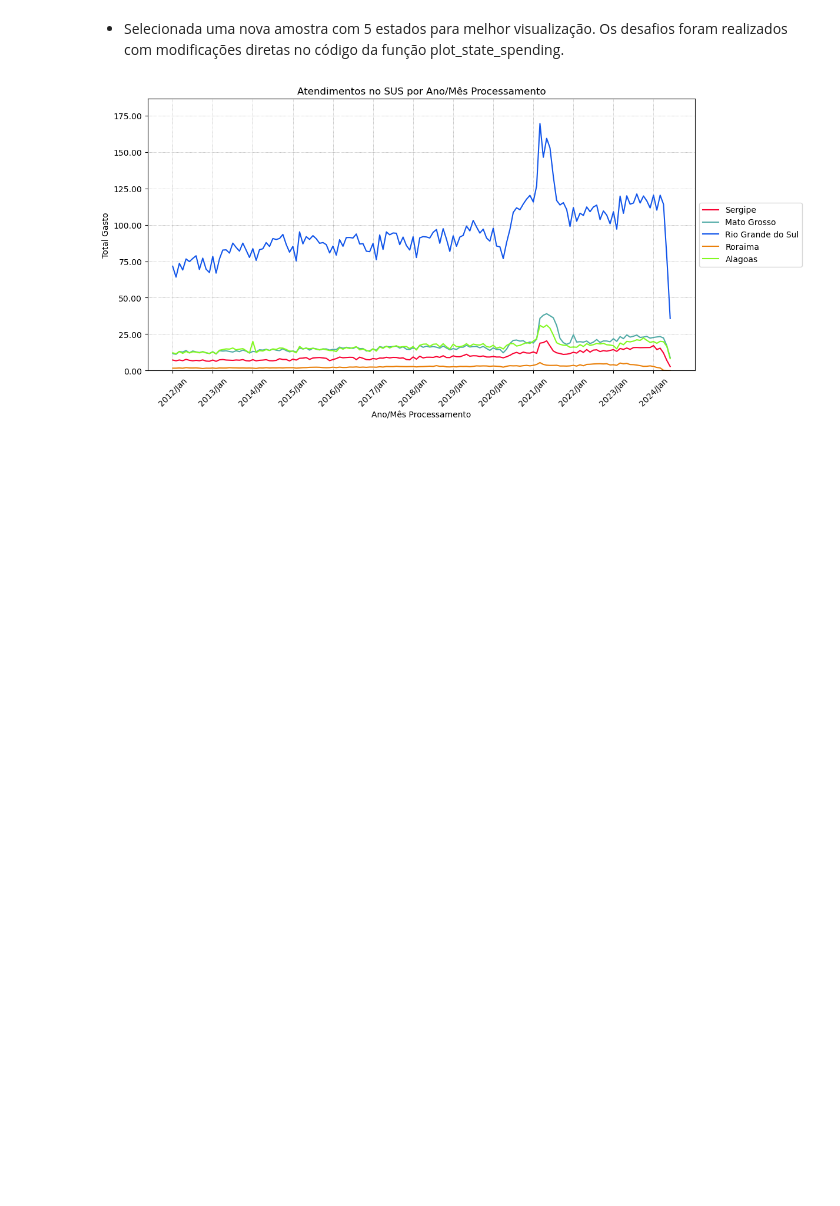
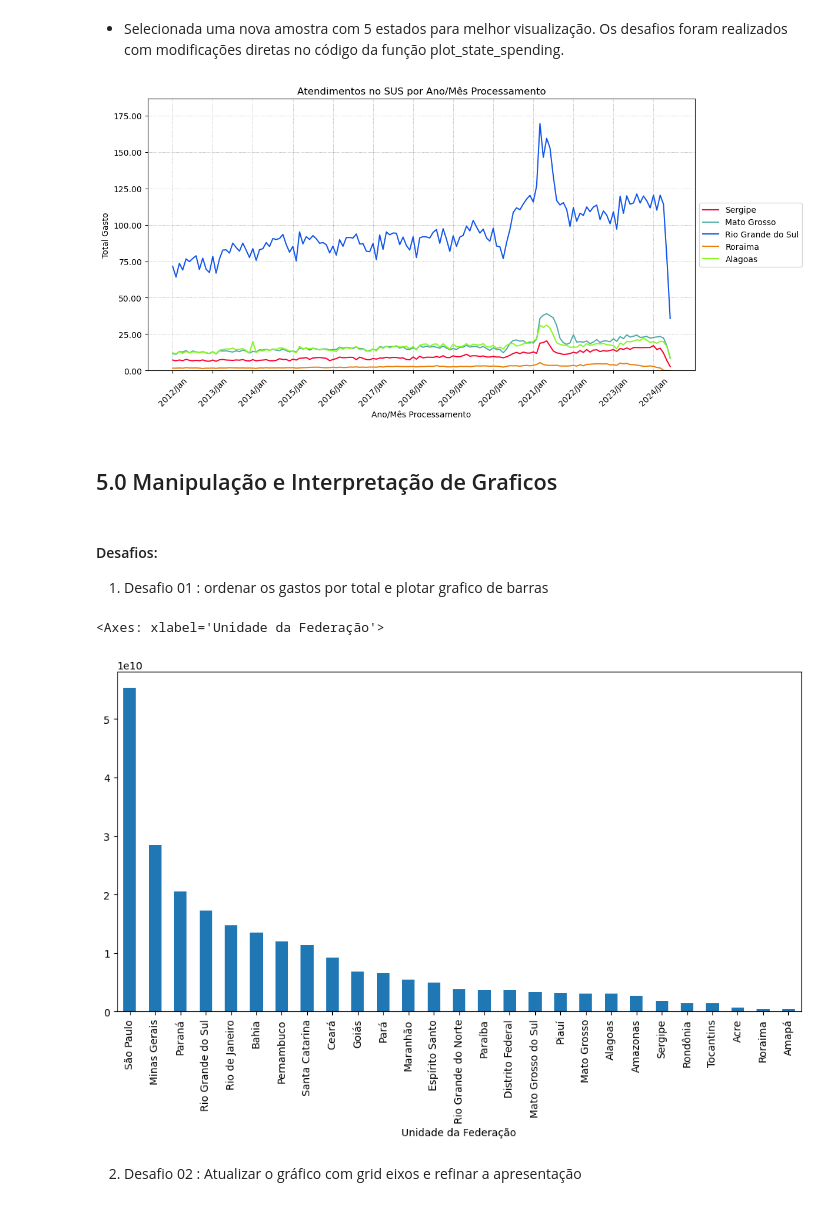
Before and after one commit to janainacazuza/Data-Analytics-FIAP-Pos-Thech, a Jupyter notebook: fase_01/notebooks/exploration/02_aih_atend.ipynb, the cells around one changed output. Cells and saved outputs as stored; diff of their text form; code cells hidden in the pictures; blank space fills up the shorter version.

```diff
--- a/fase_01/notebooks/exploration/02_aih_atend.ipynb
+++ b/fase_01/notebooks/exploration/02_aih_atend.ipynb
@@ -717,3 +718,19 @@ amostra2_plot = amostra2_plot/1000000
 plot_state_spending(amostra2_plot[meses_fitrados].head(5))
 # %% [output]
 [figure]
+# %% [markdown]
+## 5.0 Manipulação e Interpretação de Graficos
+# %% [markdown]
+#### Desafios:
+1. Desafio 01 : ordenar os gastos por total e plotar grafico de barras
+# %%
+order_total = df_atendimento_clean.drop('Região', axis=1)
+order_total['Total'] = order_total.sum(axis=1)
+order_total = order_total.sort_values('Total', ascending=False)
+order_total_geral = order_total['Total']
+order_total_geral.plot(kind='bar', figsize=(12,6))
+# %% [output]
+<Axes: xlabel='Unidade da Federação'>
+[figure, added]
+# %% [markdown]
+2. Desafio 02 : Atualizar o gráfico com grid eixos e refinar a apresentação
```
Also changed, not shown: parts of 27 cells of this notebook.
